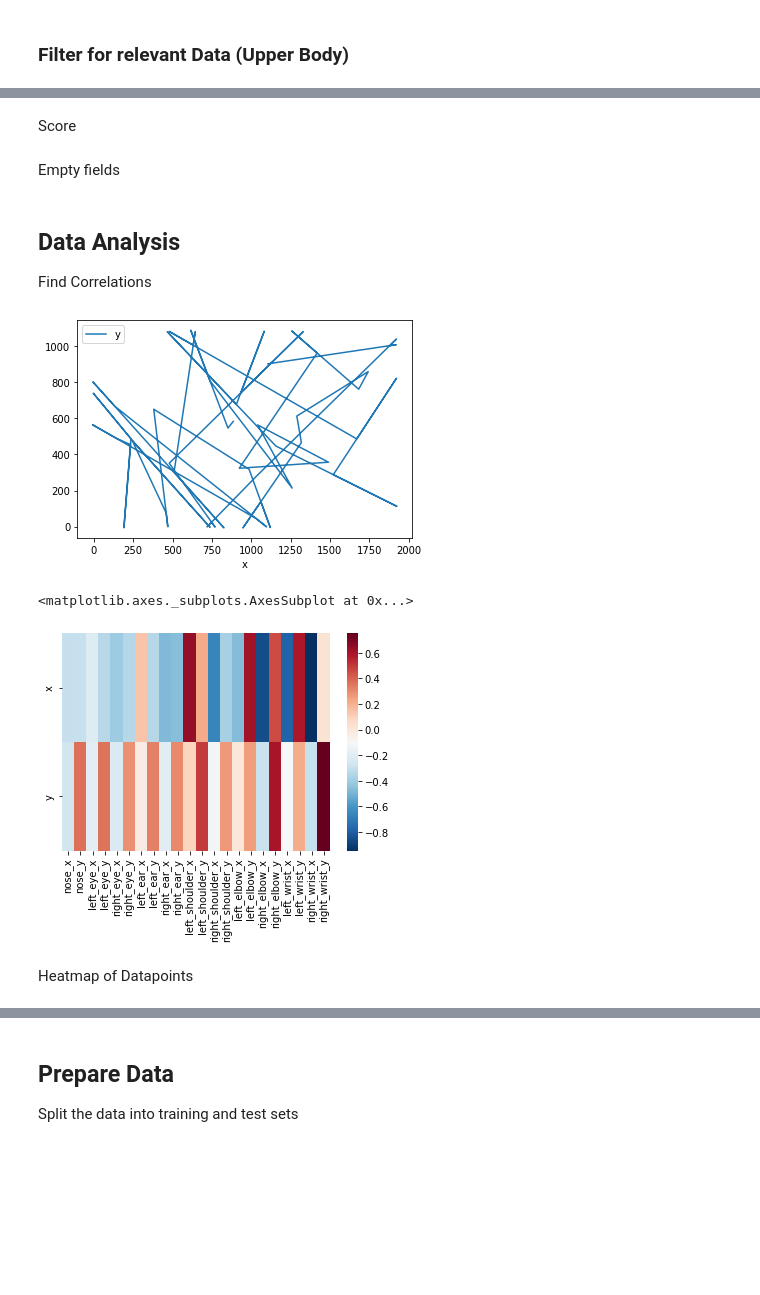
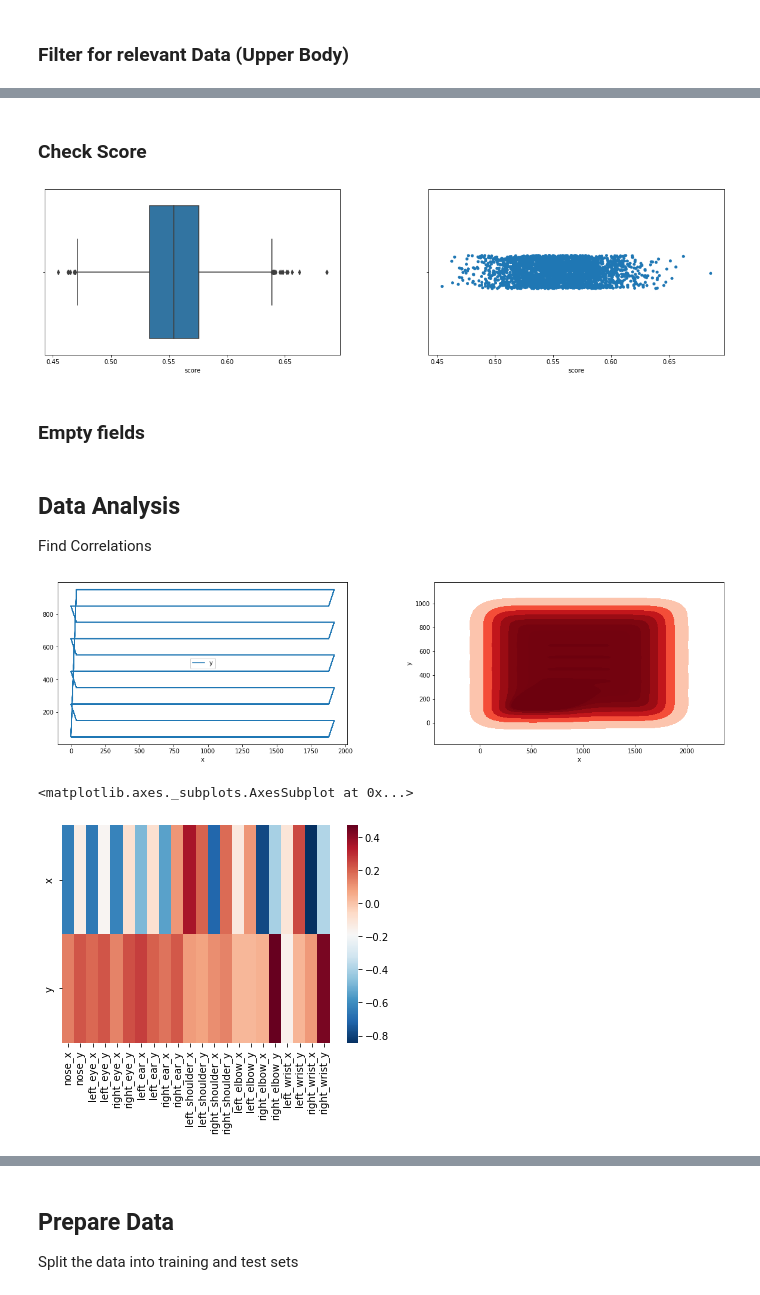
Before and after one commit to BrandlMax/Poiinter, a Jupyter notebook: Poiinter.ipynb, the cells around one changed output, grey strips where cells are left out. Saved outputs shown, nothing was run; the diff lists cells and outputs as text; code cells hidden in the pictures; blank space fills up the shorter version.

```diff
--- a/Poiinter.ipynb
+++ b/Poiinter.ipynb
@@ -11,7 +17,7 @@ Introduction Text
 # %%
 import pandas as pd
 
-df = pd.read_csv("/content/drive/MyDrive/Poiinter/230107_monitor_test_v2.csv")
-df.head()
+df = pd.read_csv("/content/drive/MyDrive/Poiinter/230112_BigMonitor_right_linebyline_center.csv")
+df
 # %% [output]
 |  | x | y | score | nose_x | nose_y | left_eye_x | left_eye_y | right_eye_x | right_eye_y | ... |
@@ -45,27 +57,52 @@ df
 # %% [markdown]
 
-Score
+### Check Score
+# %%
+import matplotlib.pyplot as plt
+import seaborn as sns
+
+fig, axs = plt.subplots(1, 2, figsize=(20,5))
+plt.subplots_adjust(wspace=0.3)
+
+sns.boxplot(data=df, x='score', y=None, ax=axs[0])
+sns.stripplot(data=df, x='score', y=None, jitter=True, ax=axs[1])
+
+
+plt.show()
+# %% [output]
+[figure, added]
 # %% [markdown]
 
-Empty fields
+### Empty fields
 # %% [markdown]
 ## Data Analysis
 
 Find Correlations
 # %%
-import matplotlib.pyplot as plt
+fig, axs = plt.subplots(1, 2, figsize=(20,5))
+plt.subplots_adjust(wspace=0.3)
 
 # Set the x and y data
 x = df['x']
 y = df['y']
 
 # Create the plot
-df.plot(x='x', y='y', kind='line')
+df.plot(x='x', y='y', kind='line', ax=axs[0])
+
+# Use the 'kdeplot' function to create the kernel density plot
+sns.kdeplot(df['x'], y=df['y'], cmap="Reds", shade=True, thresh=0.05, ax=axs[1])
+
+# Add labels and customize the plot
+plt.xlabel('x')
+plt.ylabel('y')
 
 # Show the plot
 plt.show()
+
+# Show the plot
+plt.show()
 # %% [output]
-[figure, old version]
+[figure, new version]
 # %%
 import seaborn as sns
 
@@ -73,7 +110,4 @@ corr = df.corr()
 sns.heatmap(corr.iloc[:2, 3:], cmap='RdBu_r')
 # %% [output]
 <matplotlib.axes._subplots.AxesSubplot at 0x...>
-[figure, old version]
+[figure, new version]
-# %% [markdown]
-
-Heatmap of Datapoints
```
Also changed, not shown: parts of 21 cells of this notebook.
